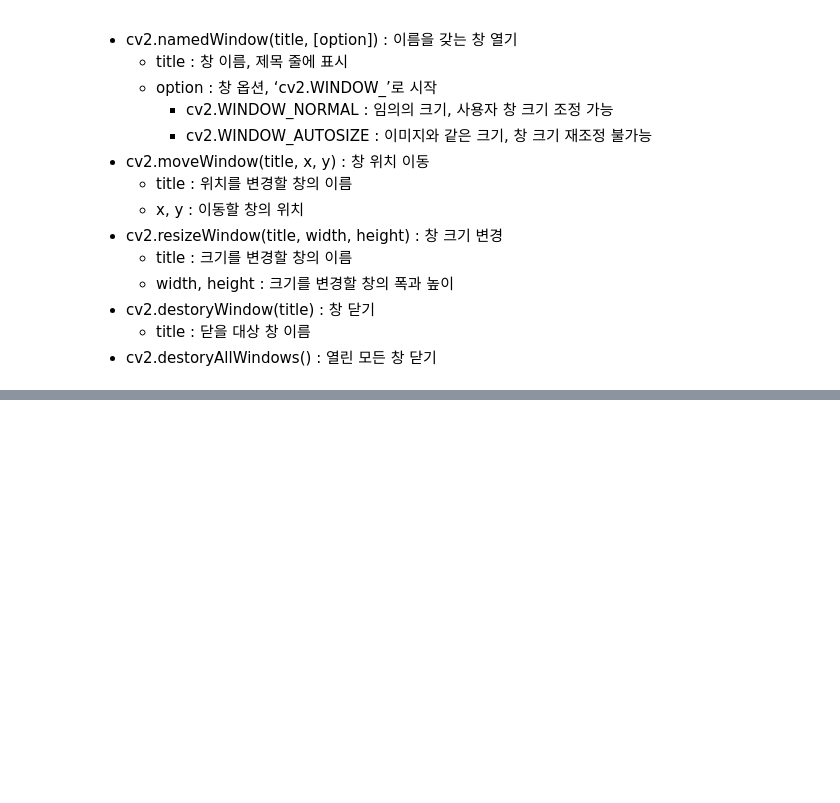
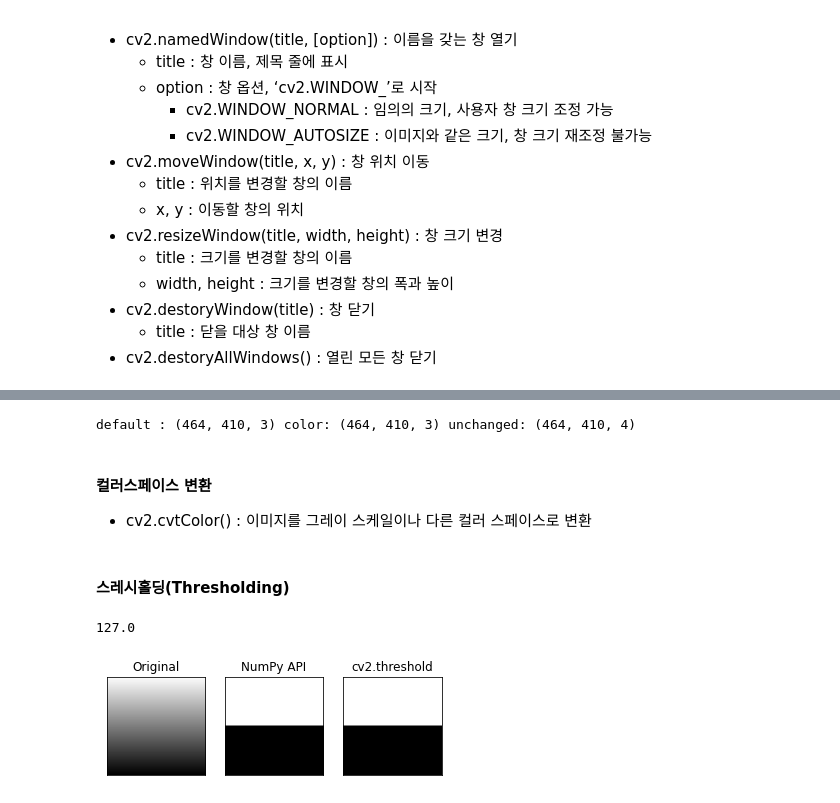
Before and after one commit to jmani0223/OpenCV, a Jupyter notebook: opencv.ipynb, the cells around one changed output, grey strips where cells are left out. Cells and saved outputs as stored; diff of their text form; code cells hidden in the pictures; blank space fills up the shorter version.

```diff
--- a/opencv.ipynb
+++ b/opencv.ipynb
@@ -404,0 +486,20 @@ cv2.destroyAllWindows() #아무 키나 누르면 창 전체 닫기
+# %%
+import cv2
+import numpy as np
+img = cv2.imread('image/puppy.jpg') #기본 값 옵션
+bgr = cv2.imread('image/puppy.jpg', cv2.IMREAD_COLOR) #IMREAD_COLOR 옵션
+bgra = cv2.imread('image/puppy.jpg', cv2.IMREAD_UNCHANGED)
+#각 옵션에 따른 이미지 SHAPE
+print("default :", img.shape, "color:", bgr.shape, "unchanged:", bgra.shape)
+
+cv2.imshow("bgr", bgr)
+cv2.imshow("bgra", bgra)
+cv2.imshow('alpha', bgra[:,:,3]) #알파 채널만 표시
+cv2.waitKey(0)
+cv2.destroyAllWindows()
+# %% [output]
+default : (464, 410, 3) color: (464, 410, 3) unchanged: (464, 410, 4)
+# %% [markdown]
+#### 컬러스페이스 변환
+
++ cv2.cvtColor() : 이미지를 그레이 스케일이나 다른 컬러 스페이스로 변환
@@ -404,0 +525,27 @@ cv2.destroyAllWindows() #아무 키나 누르면 창 전체 닫기
+# %% [markdown]
+#### 스레시홀딩(Thresholding)
+# %%
+import cv2
+import numpy as np
+import matplotlib.pylab as plt
+
+img = cv2.imread('image/gray_gradient.jpg', cv2.IMREAD_GRAYSCALE) #이미지를 그레이 스케일로 읽기
+# NumPy API로 바이너리 이미지 만들기
+thresh_np = np.zeros_like(img) # 원본과 동일한 크기의 0으로 채워진 이미지
+thresh_np[ img > 127] = 255 # 127 보다 큰 값만 255로 변경
+
+# OpenCV API로 바이너리 이미지 만들기
+ret, thresh_cv = cv2.threshold(img, 127, 255, cv2.THRESH_BINARY) # 변환할 이미지, 경계값, 경계값 기준에 만족하는 픽셀에 적용할 값
+print(ret) # 127.0, 바이너리 이미지에 사용된 문턱 값 반환 , 픽셀 값이 경계값을 넘으면 value를 지정하고, 넘지 못하면 0
+
+# 원본과 결과물을 matplotlib으로 출력
+imgs = {'Original': img, 'NumPy API':thresh_np, 'cv2.threshold': thresh_cv}
+for i , (key, value) in enumerate(imgs.items()):
+    plt.subplot(1, 3, i+1)
+    plt.title(key)
+    plt.imshow(value, cmap='gray')
+    plt.xticks([]); plt.yticks([])
+plt.show()
+# %% [output]
+127.0
+[figure, added]
```
Also changed, not shown: parts of 8 cells of this notebook, 3 other files.
